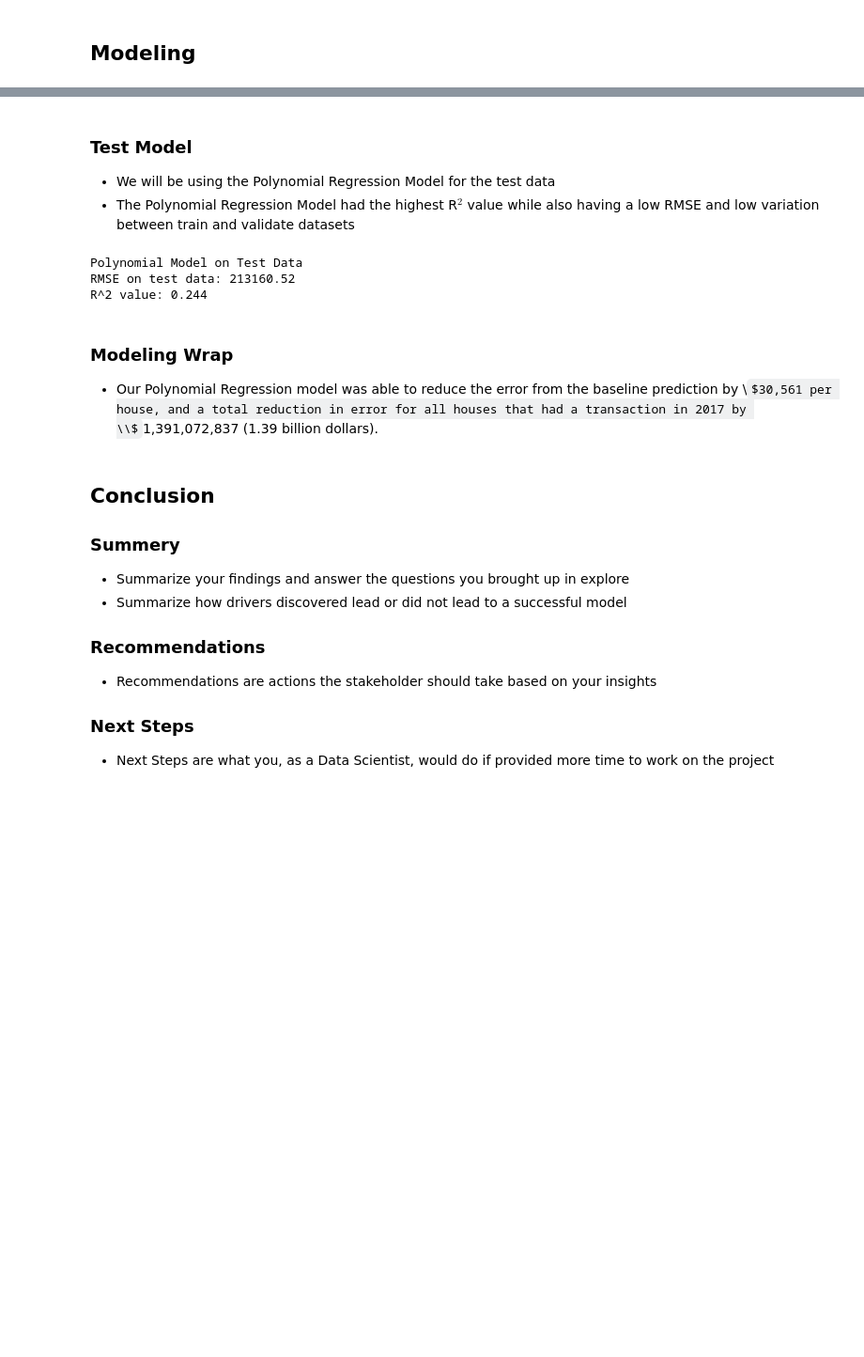
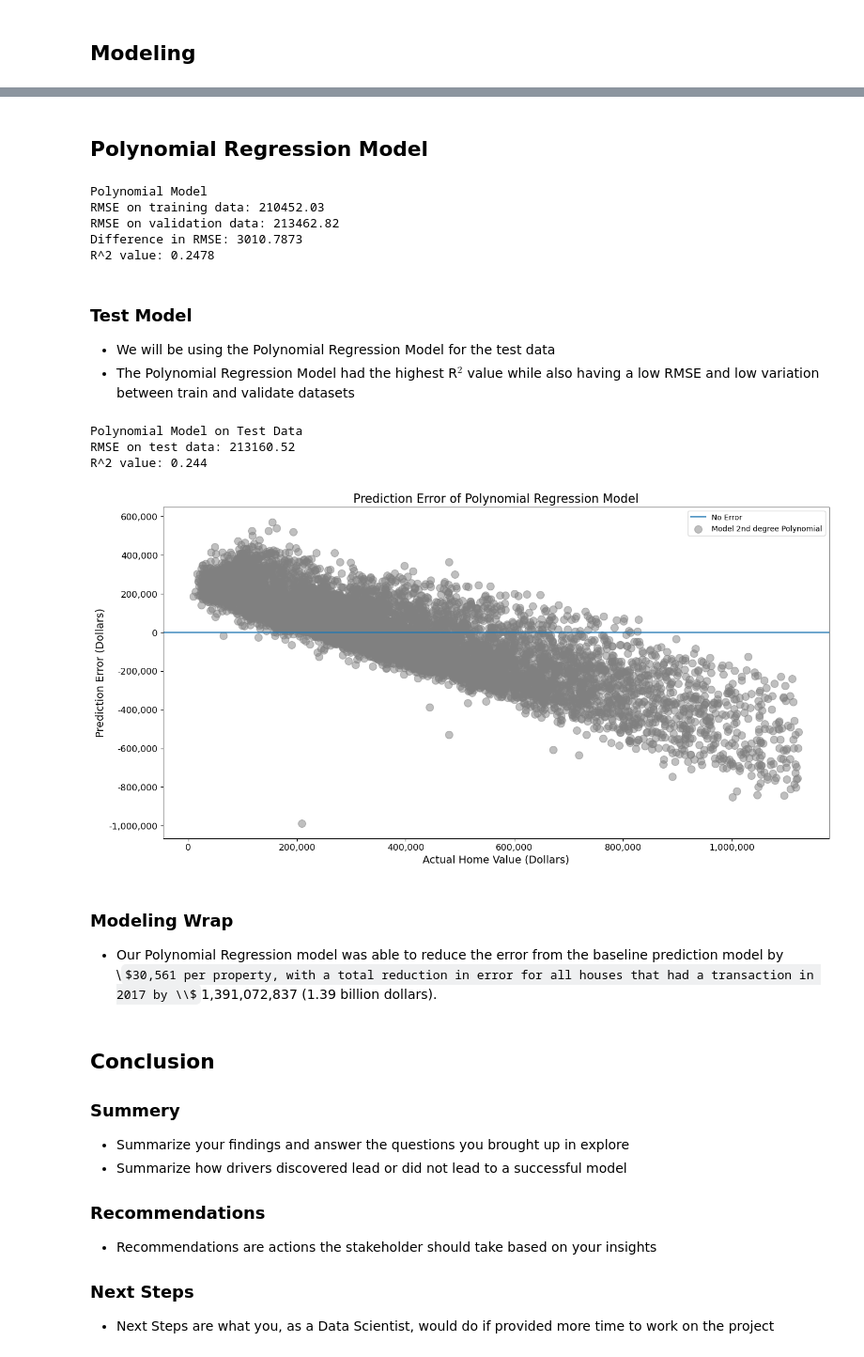
Before and after one commit to Adam-Harris87/regression-project, a Jupyter notebook: final_report.ipynb, the cells around one changed output, grey strips where cells are left out. Shown: that part at 94% size. Saved outputs shown, nothing was run; the diff lists cells and outputs as text; code cells hidden in the pictures; some formulas as TeX source; blank space fills up the shorter version.

```diff
--- a/final_report.ipynb
+++ b/final_report.ipynb
@@ -210,16 +166,32 @@ R^2 value: 0.2478
+# %% [markdown]
+## Polynomial Regression Model
+# %%
+lm2, X_test_degree2 = m.get_polynomial_model(X_train_scaled, y_train,
+                         X_validate_scaled, y_validate,
+                         X_test_scaled, f_features)
+# %% [output]
+Polynomial Model
+RMSE on training data: 210452.03
+RMSE on validation data: 213462.82
+Difference in RMSE: 3010.7873
+R^2 value: 0.2478
 # %% [markdown]
 ### Test Model
 * We will be using the Polynomial Regression Model for the test data
 * The Polynomial Regression Model had the highest R$^2$ value while also having a low RMSE and low variation between train and validate datasets
-# %%
-m.get_polynomial_test(lm2, X_test_degree2, y_test)
-# %% [output]
-Polynomial Model on Test Data
-RMSE on test data: 213160.52
-R^2 value: 0.244
+# %%
+y_test = m.get_polynomial_test(lm2, X_test_degree2, y_test)
+# %% [output]
+Polynomial Model on Test Data
+RMSE on test data: 213160.52
+R^2 value: 0.244
+# %%
+m.get_pred_error_plot(y_test)
+# %% [output]
+[figure, added]
 # %% [markdown]
 ### Modeling Wrap
-* Our Polynomial Regression model was able to reduce the error from the baseline prediction by \\$30,561 per house, and a total reduction in error for all houses that had a transaction in 2017 by \\$1,391,072,837 (1.39 billion dollars).
+* Our Polynomial Regression model was able to reduce the error from the baseline prediction model by \\$30,561 per property, with a total reduction in error for all houses that had a transaction in 2017 by \\$1,391,072,837 (1.39 billion dollars).
 # %% [markdown]
 ## Conclusion
 
```
Also changed, not shown: parts of 48 cells of this notebook, 3 other files.
